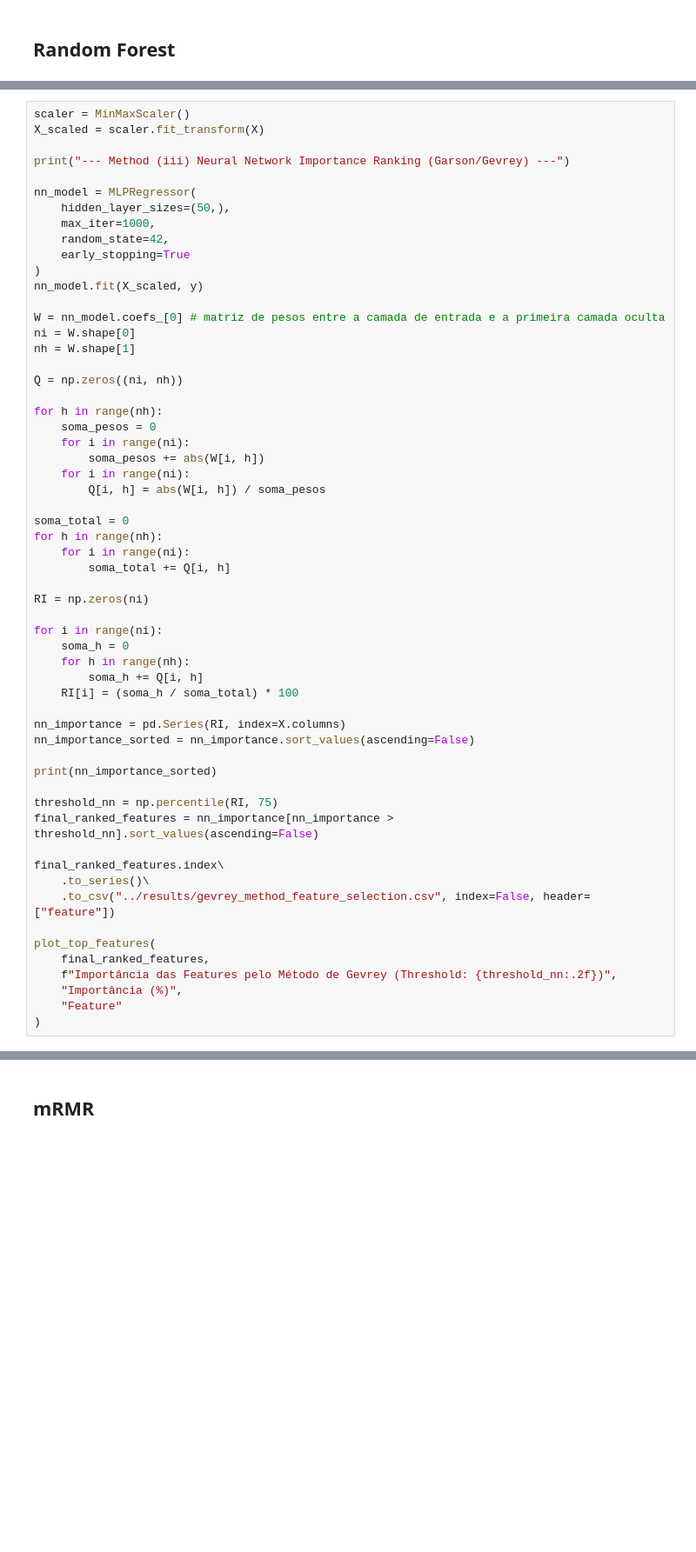
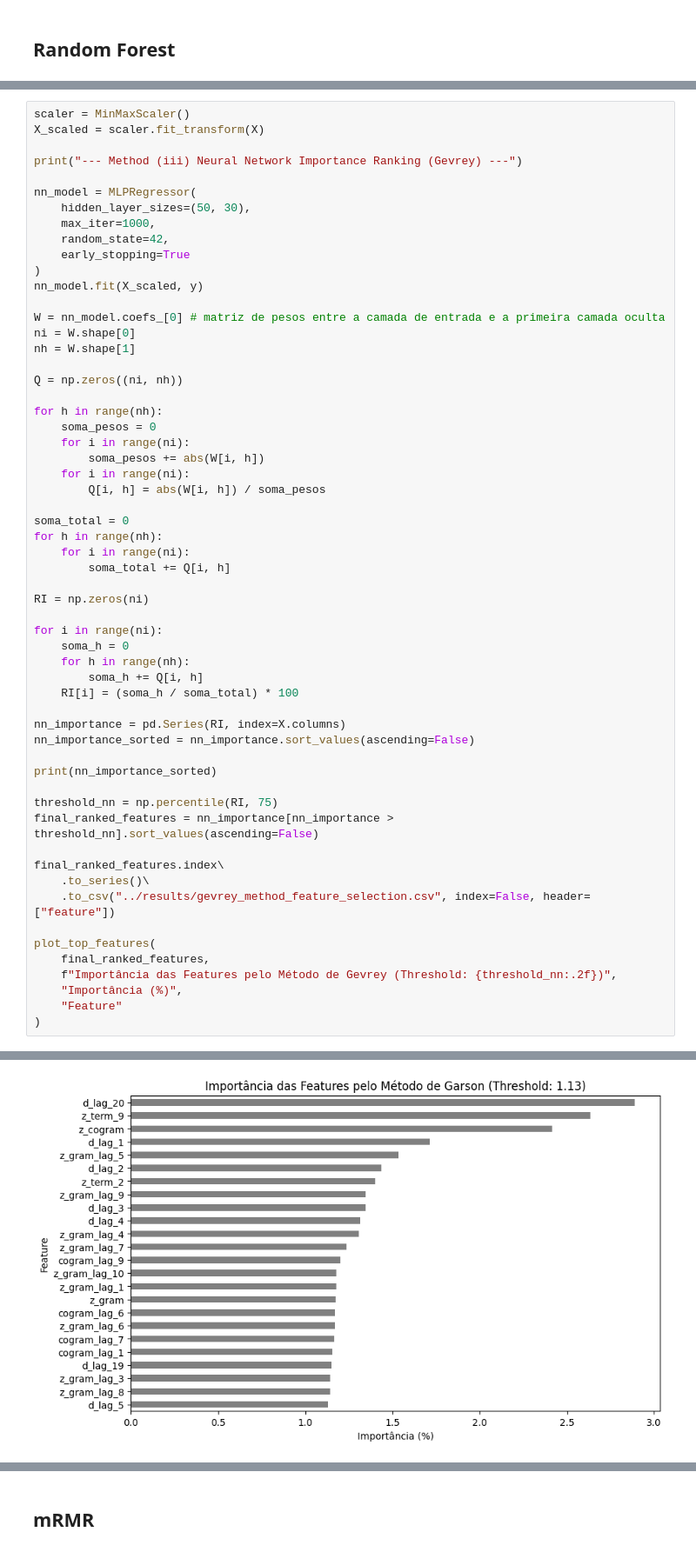
Before and after one commit to gddeazevedo/rgpe, a Jupyter notebook: notebooks/feature_selection.ipynb, the cells around one changed output, grey strips where cells are left out. Shown at 87% size. Drawn from its saved outputs; the diff is of its cells as text; blank space fills up the shorter version.

```diff
--- a/notebooks/feature_selection.ipynb
+++ b/notebooks/feature_selection.ipynb
@@ -70,10 +70,10 @@ plot_top_features(
 scaler = MinMaxScaler()
 X_scaled = scaler.fit_transform(X)
 
-print("--- Method (iii) Neural Network Importance Ranking (Garson/Gevrey) ---")
+print("--- Method (iii) Neural Network Importance Ranking (Gevrey) ---")
 
 nn_model = MLPRegressor(
-    hidden_layer_sizes=(50,),
+    hidden_layer_sizes=(50, 30),
     max_iter=1000,
     random_state=42,
     early_stopping=True
@@ -140 +140,2 @@ z_integer_lag_6     0.658738
 Length: 94, dtype: float64
+[figure, added]
```
Also changed, not shown: parts of 6 cells of this notebook, 6 other files.
